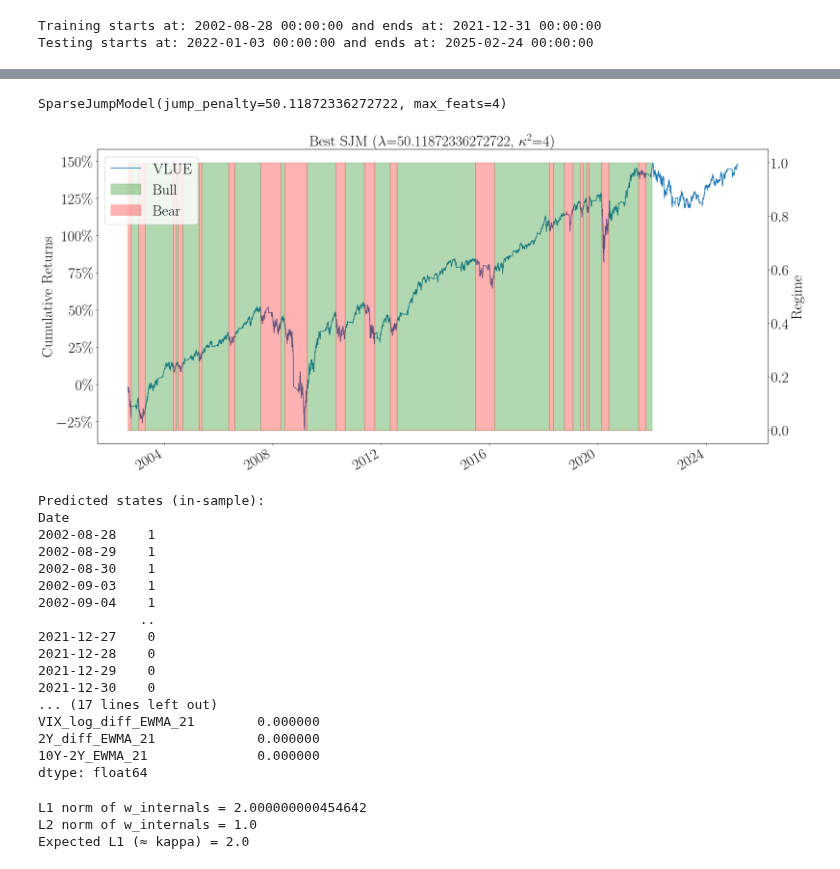
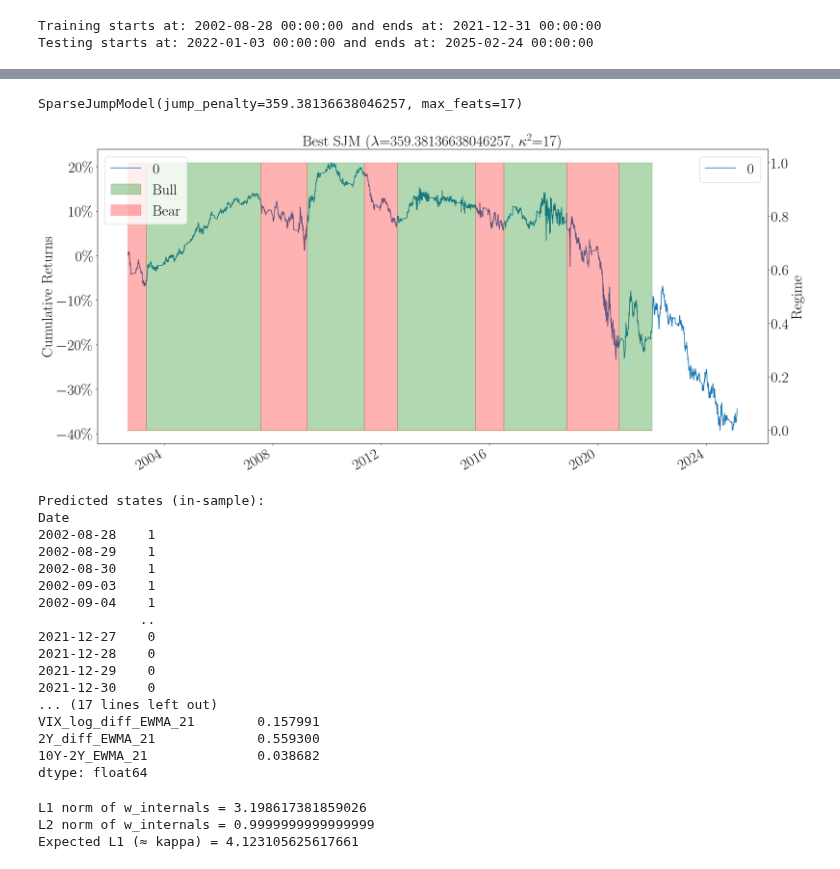
Before and after one commit to Kingmir96/thesis_vri_vp, a Jupyter notebook: victor/sparseJM_sharpe_crossval_v4.ipynb, the cells around one changed output, grey strips where cells are left out. Saved outputs shown, nothing was run; the diff lists cells and outputs as text; code cells hidden in the pictures.

Commit message:
long awaited

```diff
--- a/victor/sparseJM_sharpe_crossval_v4.ipynb
+++ b/victor/sparseJM_sharpe_crossval_v4.ipynb
@@ -100,7 +100,7 @@ def rolling_window_cv_sjm_long_short(
     market_returns,
     n_splits=5,
     min_train_size=5*252,
-    cost_per_100pct=0.0005,  # 5 bps cost per 100% turnover
+    cost_per_100pct=0.005,  # 5 bps cost per 100% turnover
     annual_threshold=0.05    # ±5% annual threshold
 ):
     """
@@ -198,33 +198,36 @@ def rolling_window_cv_sjm_long_short(
 
 
         # Predict states in validation set
-        val_states = model.predict(X_val_cv)
+        val_states = model.predict_online(X_val_cv)
 
         # Compute strategy performance in validation set
         val_active_ret = y_val_cv - m_val_cv  # Compute active return in validation
         val_positions = np.zeros(len(val_states))  # Store factor exposure in [-1, 1]
         strategy_ret = np.zeros(len(val_states))  # Track daily returns (net of costs)
 
-        prev_position = 0.0  # Initialize previous position for turnover calculation
+        # Initialize
+        prev_position = 0.0
 
         for t in range(len(val_states)):
-            st = val_states[t]  # Get predicted state for the day
-            exp_ann_ret = state_to_expected.get(st, 0.0)  # Get expected return for state
-            position = position_from_expected_return(exp_ann_ret, annual_threshold)  # Determine position
+            # 1. Earn today's PnL based on *yesterday's* position
+            daily_pnl = prev_position * val_active_ret.iloc[t]
 
-            # Record the position in the val_positions array
-            val_positions[t] = position
+            # 2. See today's state at the CLOSE of day t
+            st = val_states[t]
+            exp_ann_ret = state_to_expected.get(st, 0.0)
+            new_position = position_from_expected_return(exp_ann_ret, annual_threshold)
 
-            # Compute daily turnover cost
-            turnover = abs(position - prev_position) * 2.0  # Turnover is doubled for long/short trades
-            cost = turnover * cost_per_100pct  # Multiply by cost per 100% turnover
+            # 3. Pay transaction cost if you are rebalancing *now*
+            turnover = abs(new_position - prev_position)*2.0
+            cost = turnover * cost_per_100pct
 
-            # Compute daily profit and loss (PnL) net of transaction cost
-            daily_pnl = position * val_active_ret.iloc[t]  # Daily PnL from active return
-            daily_net = daily_pnl - cost  # Subtract transaction costs
+            # 4. Net out cost on the same day you re-trade
+            daily_net = daily_pnl - cost
+            strategy_ret[t] = daily_net
 
-            strategy_ret[t] = daily_net  # Store net return
-            prev_position = position  # Update previous position
+            # 5. Now, for day t+1, your position is new_position
+            val_positions[t] = new_position      # If you want to store it
+            prev_position = new_position
 
         # Compute Sharpe ratio for the validation period
         avg_ret = np.mean(strategy_ret)  # Mean daily return
@@ -291,26 +300,26 @@ plt.show()
 
 # **Final Model Training with Best (λ, κ) Values**
 best_model = SparseJumpModel(n_components=2, max_feats=max_feats_best, jump_penalty=best_lambda, cont=False, max_iter=30)
-best_model.fit(X_train_processed, data.ret_ser, sort_by="cumret")
+best_model.fit(X_train_processed, data.active_ret, sort_by="cumret")
 # %% [output]
-SparseJumpModel(jump_penalty=50.11872336272722, max_feats=4)
+SparseJumpModel(jump_penalty=359.38136638046257, max_feats=17)
 # %%
 # **Predict and Plot Results**
 
 # factor_data = pd.read_csv(factor_file, parse_dates=["Date"], index_col="Date")
 
 predicted_states = best_model.predict(X_train_processed)
 
 # print(predicted_states.head())
 # print(factor_data["VLUE"].head())
 # print(predicted_states.tail())
 # print(factor_data["VLUE"].tail())
 
-ax, ax2 = plot_regimes_and_cumret(predicted_states, data.ret_ser)
+ax, ax2 = plot_regimes_and_cumret(predicted_states, data.active_ret)
 ax.set(title=f"Best SJM ($\\lambda$={best_lambda}, $\\kappa^2$={max_feats_best})")
 plt.show()
 # %% [output]
-[figure, old version]
+[figure, new version]
 # %%
 # Predict the states on the in-sample data
 print("Predicted states (in-sample):")
@@ -333,9 +342,9 @@ Date
 2021-12-29    0
 2021-12-30    0
 ... (17 lines left out)
-VIX_log_diff_EWMA_21        0.000000
-2Y_diff_EWMA_21             0.000000
-10Y-2Y_EWMA_21              0.000000
+VIX_log_diff_EWMA_21        0.157991
+2Y_diff_EWMA_21             0.559300
+10Y-2Y_EWMA_21              0.038682
 dtype: float64
 # %%
 # # check constraints
@@ -357,9 +366,9 @@ print("L1 norm of w_internals =", l1_w)
 print("L2 norm of w_internals =", l2_w)
 print("Expected L1 (≈ kappa) =", np.sqrt(best_model.max_feats))
 # %% [output]
-L1 norm of w_internals = 2.000000000454642
-L2 norm of w_internals = 1.0
-Expected L1 (≈ kappa) = 2.0
+L1 norm of w_internals = 3.198617381859026
+L2 norm of w_internals = 0.9999999999999999
+Expected L1 (≈ kappa) = 4.123105625617661
 # %%
 # print("\n\n".join(In[i] for i in range(1, len(In))))
 # check constraints
```
Also changed, not shown: parts of 3 cells of this notebook, 11 other files.
